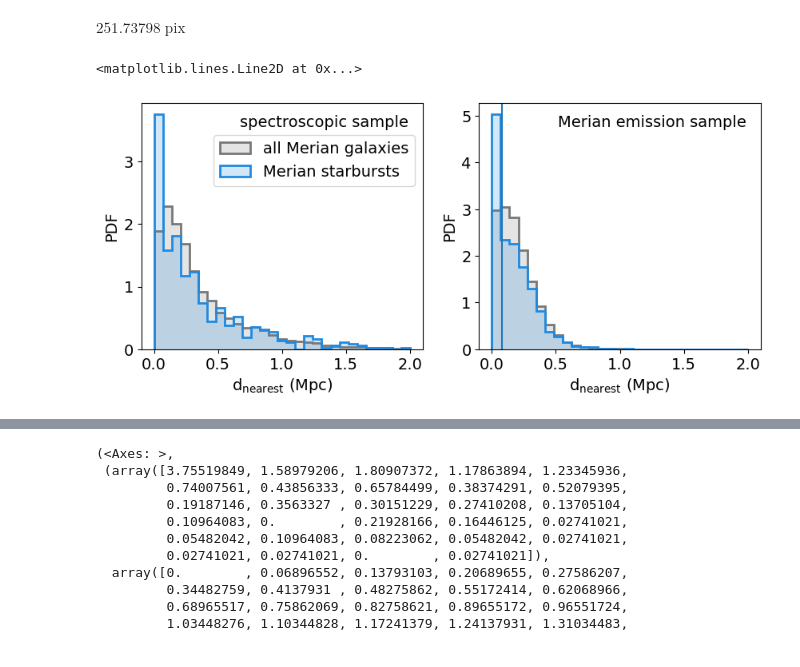
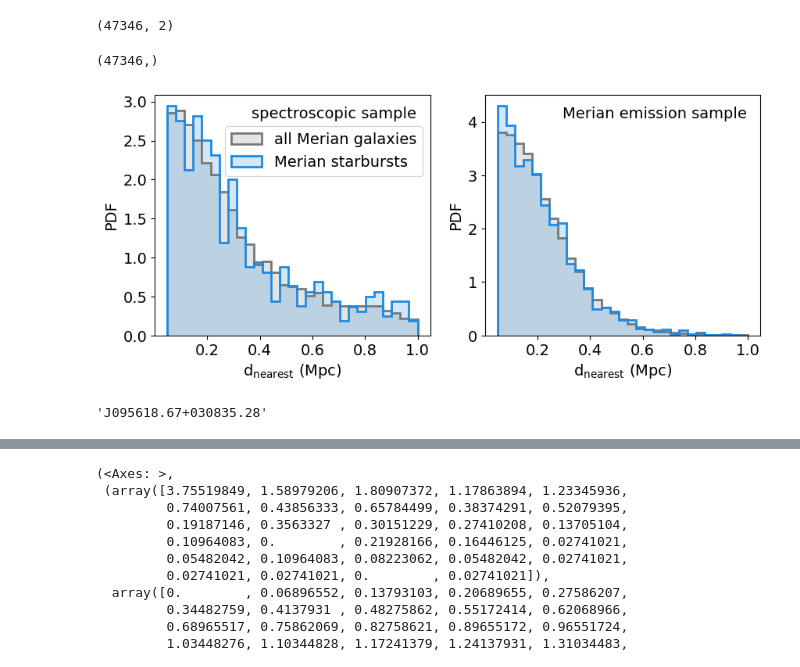
Before and after one commit to ekadofong/pieridae, a Jupyter notebook: notebooks/Untitled1.ipynb, the cells around one changed output, grey strips where cells are left out. Saved outputs shown, nothing was run; the diff lists cells and outputs as text; code cells hidden in the pictures.

```diff
--- a/notebooks/Untitled1.ipynb
+++ b/notebooks/Untitled1.ipynb
@@ -83,4 +26,0 @@ catalog.loc[is_good].iloc[idx[is_starburst[is_good]][d2d_all[is_starburst[is_goo
-# %%
-(bins[1]*u.Mpc/conversion).to(u.arcsec) * (0.168 * u.arcsec/u.pix)**-1
-# %% [output]
-$251.73798 \; \mathrm{pix}$
@@ -86,0 +34,8 @@ $251.73798 \; \mathrm{pix}$
+# %%
+catalog.loc[masks['is_good'][0],['RA','DEC']].values.shape
+# %% [output]
+(47346, 2)
+# %%
+d2d_all_phys.shape
+# %% [output]
+(47346,)
@@ -87,5 +44,4 @@ $251.73798 \; \mathrm{pix}$
 # %%
-make_figures.mk_pairdistance(catalog, masks)
+ii, d2d = make_figures.mk_pairdistance(catalog, masks)
 # %% [output]
-<matplotlib.lines.Line2D at 0x...>
-[figure, old version]
+[figure, new version]
@@ -97,0 +53,4 @@ from astropy import coordinates
+# %%
+conventions.produce_merianobjectname(*catalog.loc['M3581703107945458272', ['RA','DEC']].values)
+# %% [output]
+'J095618.67+030835.28'
```
Also changed, not shown: parts of 19 cells of this notebook, 2 other files.
